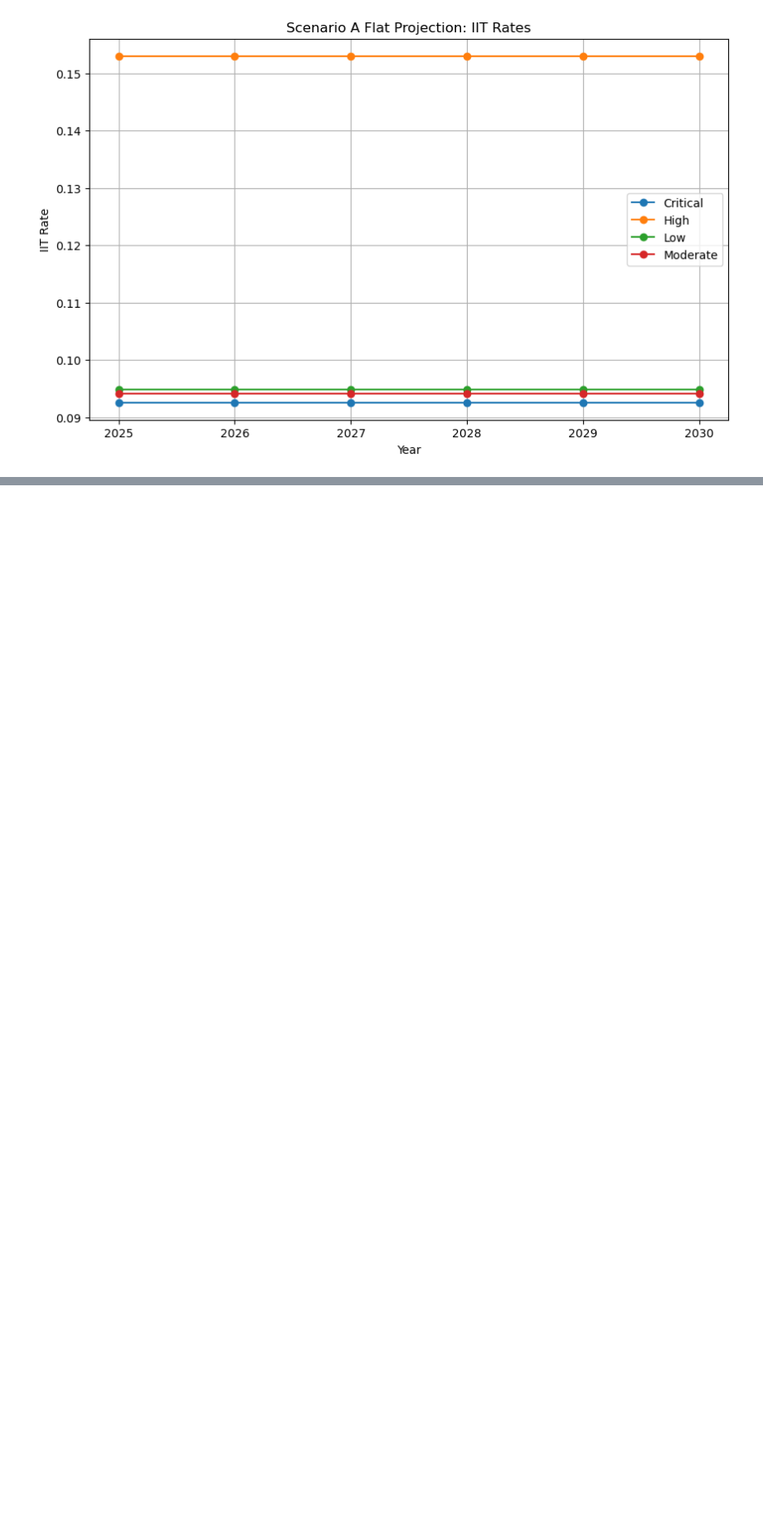
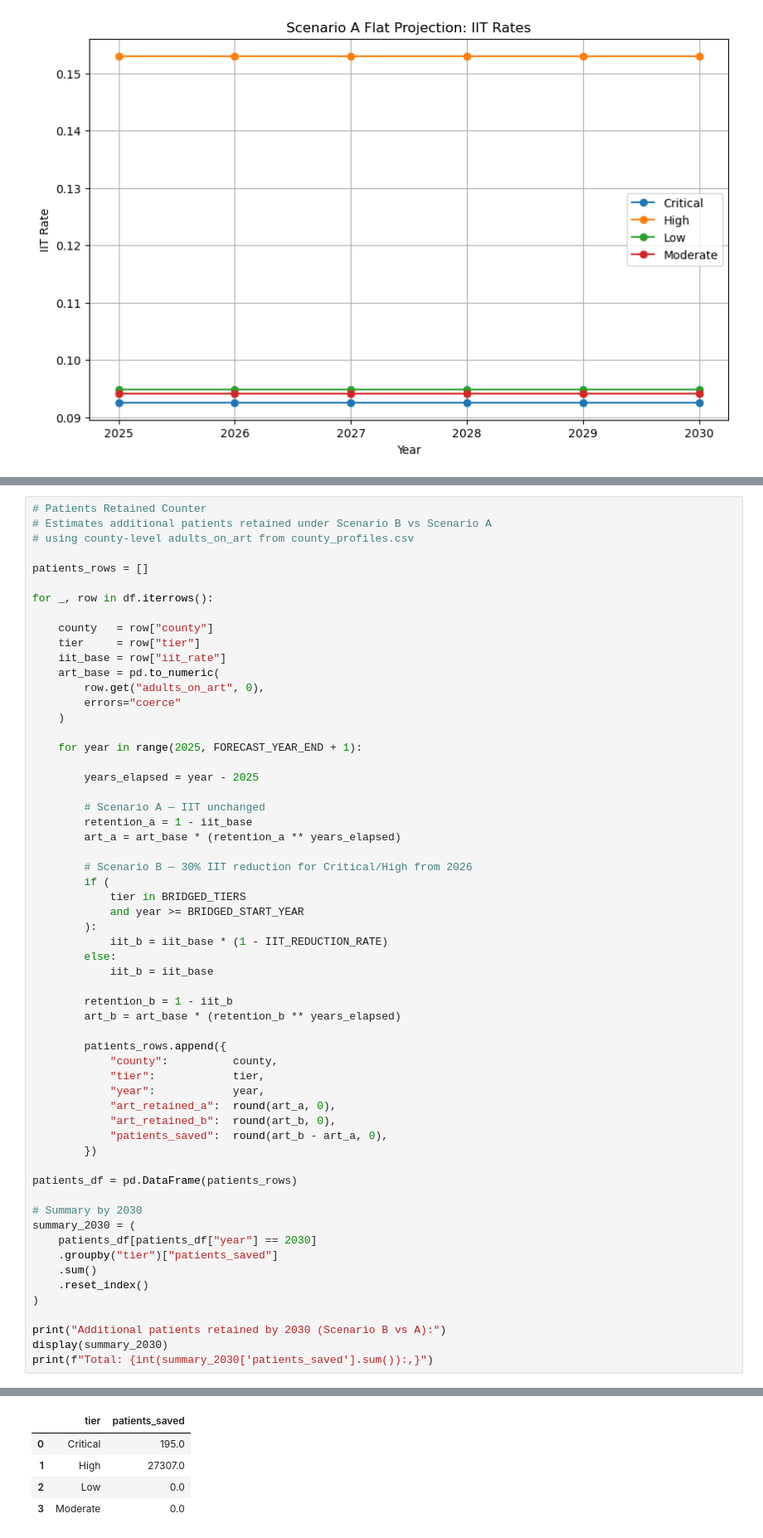
Before and after one commit to Daniellamuli/Phase-5-HIV-Care-Gap-AI, a Jupyter notebook: notebooks/07_model_3_projection.ipynb, the cells around one changed output, grey strips where cells are left out. Shown at 83% size. Drawn from its saved outputs; the diff is of its cells as text; blank space fills up the shorter version.

```diff
--- a/notebooks/07_model_3_projection.ipynb
+++ b/notebooks/07_model_3_projection.ipynb
@@ -580,0 +429,60 @@ print(national_projection.shape)
+# %%
+# Patients Retained Counter
+# Estimates additional patients retained under Scenario B vs Scenario A
+# using county-level adults_on_art from county_profiles.csv
+
+patients_rows = []
+
+for _, row in df.iterrows():
+
+    county   = row["county"]
+    tier     = row["tier"]
+    iit_base = row["iit_rate"]
+    art_base = pd.to_numeric(
+        row.get("adults_on_art", 0),
+        errors="coerce"
+    )
+
+    for year in range(2025, FORECAST_YEAR_END + 1):
+
+        years_elapsed = year - 2025
+
+        # Scenario A — IIT unchanged
+        retention_a = 1 - iit_base
+        art_a = art_base * (retention_a ** years_elapsed)
+
+        # Scenario B — 30% IIT reduction for Critical/High from 2026
+        if (
+            tier in BRIDGED_TIERS
+            and year >= BRIDGED_START_YEAR
+        ):
+            iit_b = iit_base * (1 - IIT_REDUCTION_RATE)
+        else:
+            iit_b = iit_base
+
+        retention_b = 1 - iit_b
+        art_b = art_base * (retention_b ** years_elapsed)
+
+        patients_rows.append({
+            "county":          county,
+            "tier":            tier,
+            "year":            year,
+            "art_retained_a":  round(art_a, 0),
+            "art_retained_b":  round(art_b, 0),
+            "patients_saved":  round(art_b - art_a, 0),
+        })
+
+patients_df = pd.DataFrame(patients_rows)
+
+# Summary by 2030
+summary_2030 = (
+    patients_df[patients_df["year"] == 2030]
+    .groupby("tier")["patients_saved"]
+    .sum()
+    .reset_index()
+)
+
+print("Additional patients retained by 2030 (Scenario B vs A):")
+display(summary_2030)
+print(f"Total: {int(summary_2030['patients_saved'].sum()):,}")
+# %% [output]
@@ -580,0 +490,5 @@ print(national_projection.shape)
+|  | tier | patients_saved |
+| 0 | Critical | 195.0 |
+| 1 | High | 27307.0 |
+| 2 | Low | 0.0 |
+| 3 | Moderate | 0.0 |
```
Also changed, not shown: parts of 19 cells of this notebook, 5 other files.
